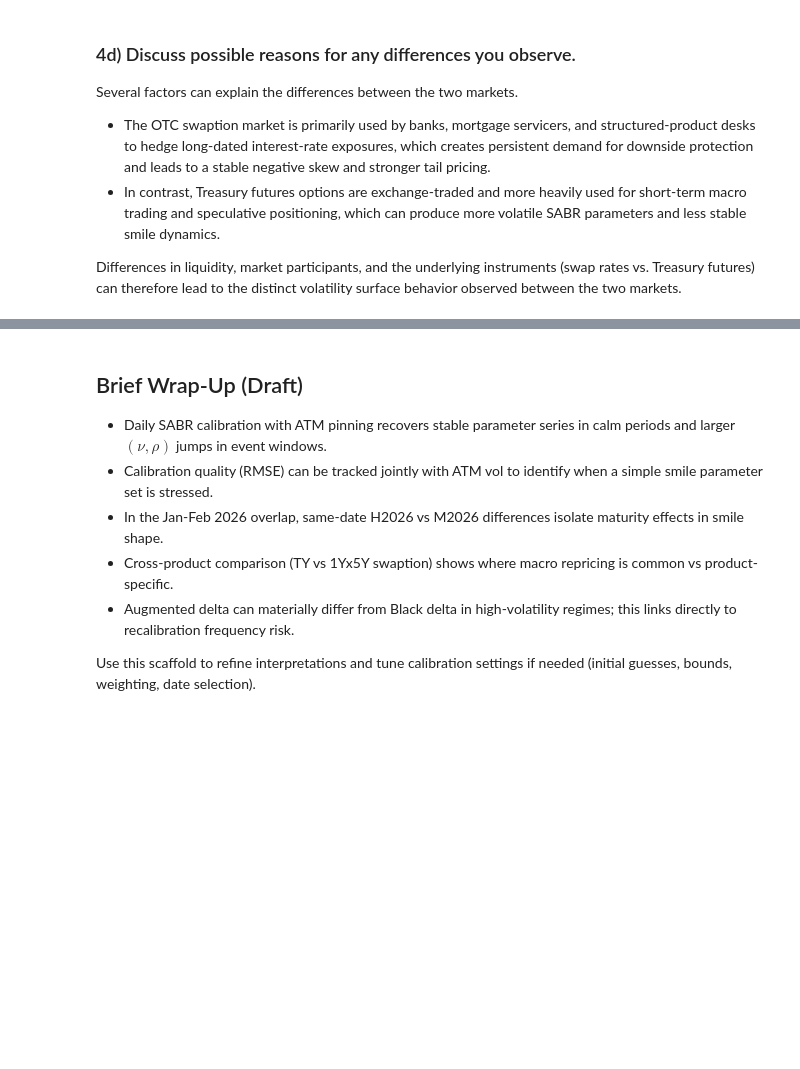
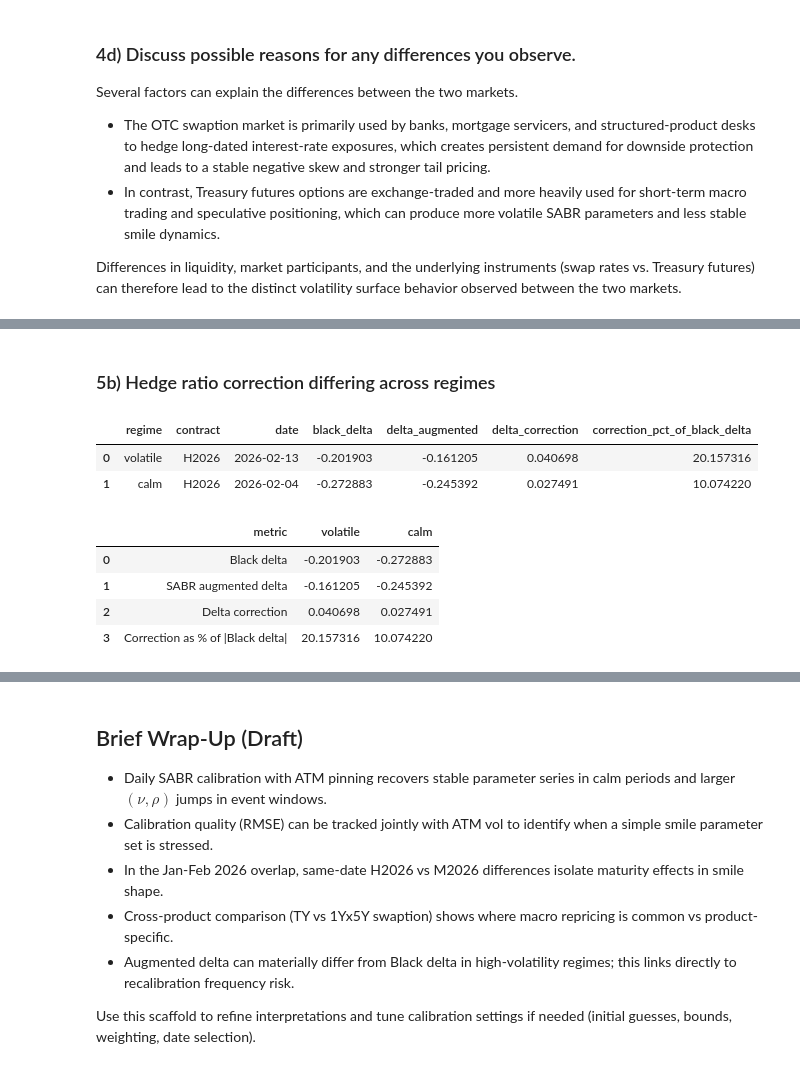
Before and after one commit to se101/Fixed-Income-Derivatives-, a Jupyter notebook: Project.ipynb, the cells around one changed output, grey strips where cells are left out. Drawn from its saved outputs; the diff is of its cells as text; code cells hidden in the pictures; blank space fills up the shorter version.

```diff
--- a/Project.ipynb
+++ b/Project.ipynb
@@ -2367,0 +2431,55 @@ q5_table
+# %% [markdown]
+### 5b) Hedge ratio correction differing across regimes
+# %%
+# Q5(b): format results table + metric summary
+
+# base results in requested columns
+results = q5_table.copy()
+results['delta_correction'] = results['delta_augmented'] - results['delta_black_put']
+results['correction_pct_of_black_delta'] = 100.0 * results['delta_correction'] / (results['delta_black_put'].abs() + 1e-12)
+
+results_out = results[['regime', 'contract', 'date',
+                       'delta_black_put', 'delta_augmented',
+                       'delta_correction', 'correction_pct_of_black_delta']].copy()
+
+results_out = results_out.rename(columns={
+    'delta_black_put': 'black_delta',
+    'correction_pct_of_black_delta': 'correction_pct_of_black_delta'
+})
+
+display(results_out)
+
+# metric summary (volatile vs calm)
+pivot = results_out.set_index('regime')
+
+summary = pd.DataFrame({
+    'metric': [
+        'Black delta',
+        'SABR augmented delta',
+        'Delta correction',
+        'Correction as % of |Black delta|'
+    ],
+    'volatile': [
+        pivot.loc['volatile', 'black_delta'],
+        pivot.loc['volatile', 'delta_augmented'],
+        pivot.loc['volatile', 'delta_correction'],
+        pivot.loc['volatile', 'correction_pct_of_black_delta']
+    ],
+    'calm': [
+        pivot.loc['calm', 'black_delta'],
+        pivot.loc['calm', 'delta_augmented'],
+        pivot.loc['calm', 'delta_correction'],
+        pivot.loc['calm', 'correction_pct_of_black_delta']
+    ]
+})
+
+display(summary)
+# %% [output]
+|  | regime | contract | date | black_delta | delta_augmented | delta_correction | correction_pct_of_black_delta |
+| 0 | volatile | H2026 | 2026-02-13 | -0.201903 | -0.161205 | 0.040698 | 20.157316 |
+| 1 | calm | H2026 | 2026-02-04 | -0.272883 | -0.245392 | 0.027491 | 10.074220 |
+|  | metric | volatile | calm |
+| 0 | Black delta | -0.201903 | -0.272883 |
+| 1 | SABR augmented delta | -0.161205 | -0.245392 |
+| 2 | Delta correction | 0.040698 | 0.027491 |
+| 3 | Correction as % of |Black delta| | 20.157316 | 10.074220 |
```
Also changed, not shown: parts of 7 cells of this notebook.
